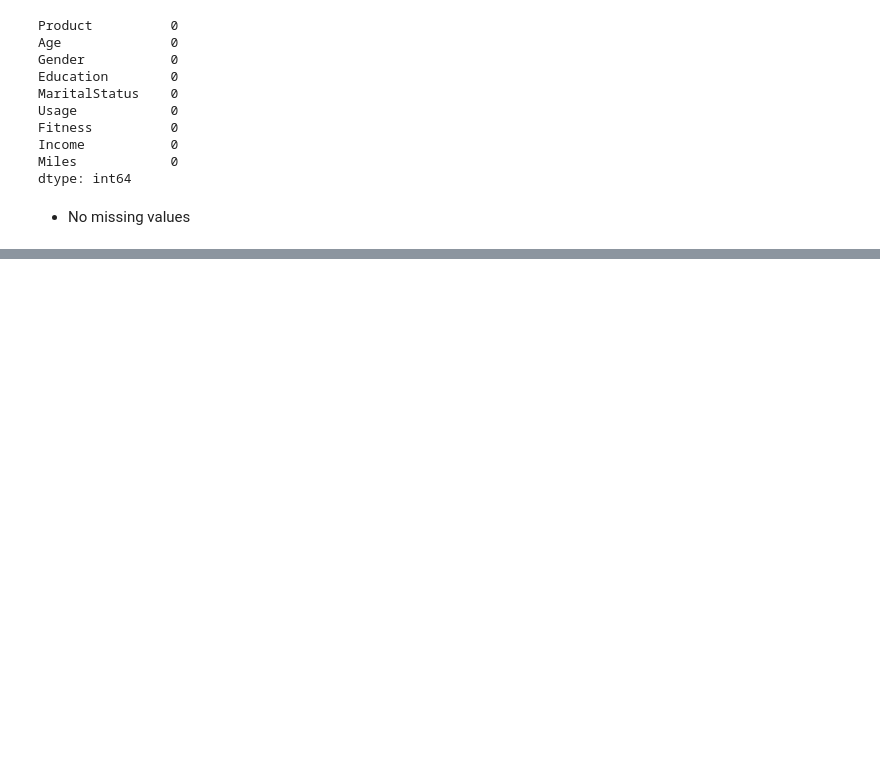
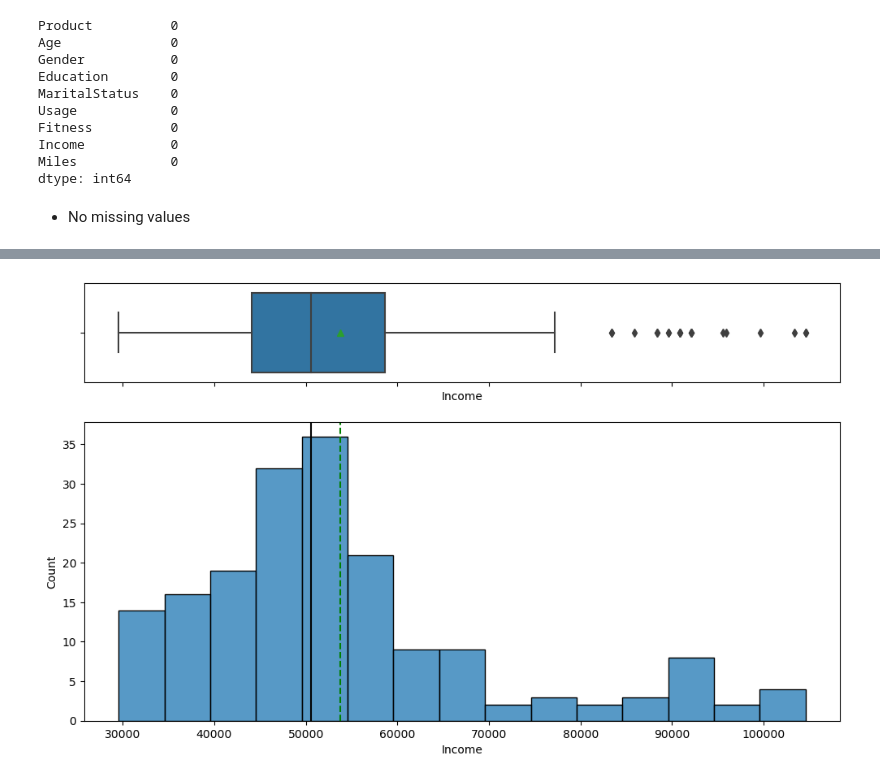
Before and after one commit to poonampal/AIML, a Jupyter notebook: Cardio Good Fitness Project - Problem Statement.ipynb, the cells around one changed output, grey strips where cells are left out. Saved outputs shown, nothing was run; the diff lists cells and outputs as text; code cells hidden in the pictures; blank space fills up the shorter version.

```diff
--- a/Cardio Good Fitness Project - Problem Statement.ipynb
+++ b/Cardio Good Fitness Project - Problem Statement.ipynb
@@ -129,0 +144,4 @@ np.pi
+# %%
+histogram_boxplot(df, 'Income')
+# %% [output]
+[figure, added]
```
Also changed, not shown: parts of 39 cells of this notebook, 1 other file.
